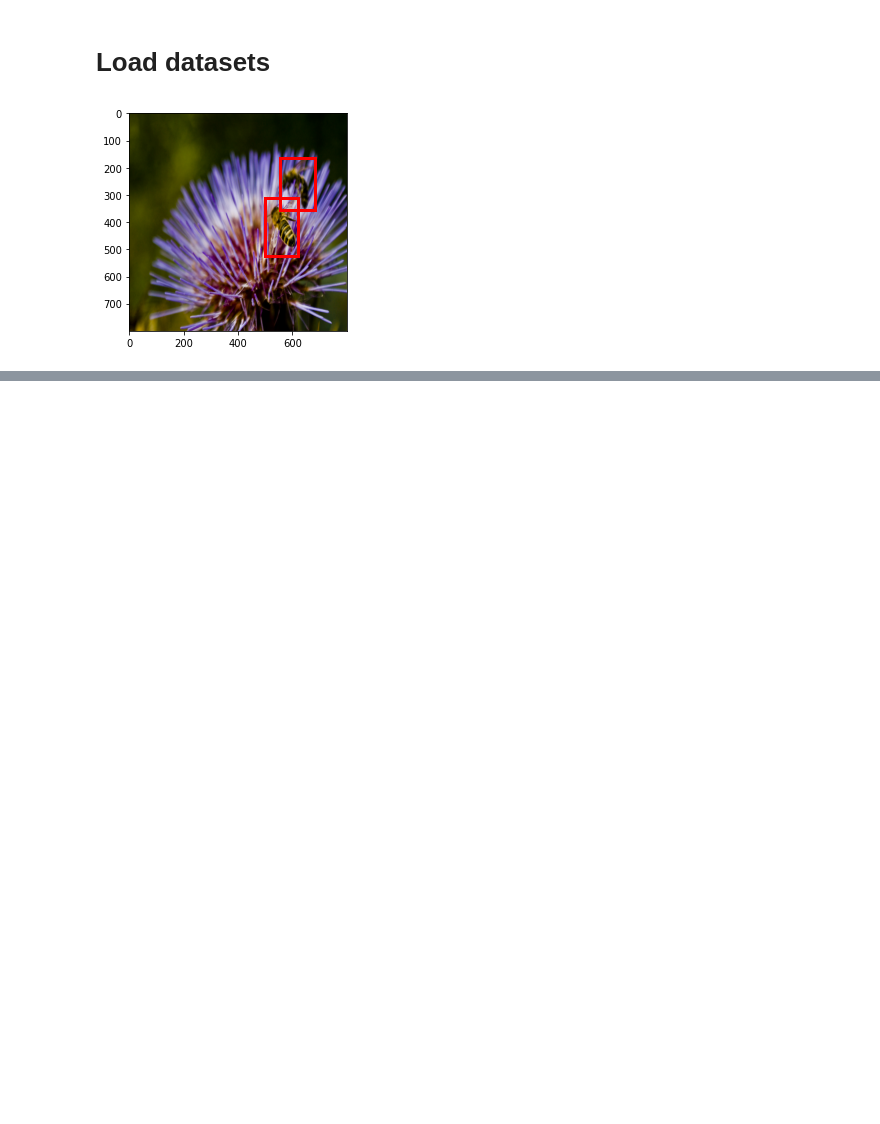
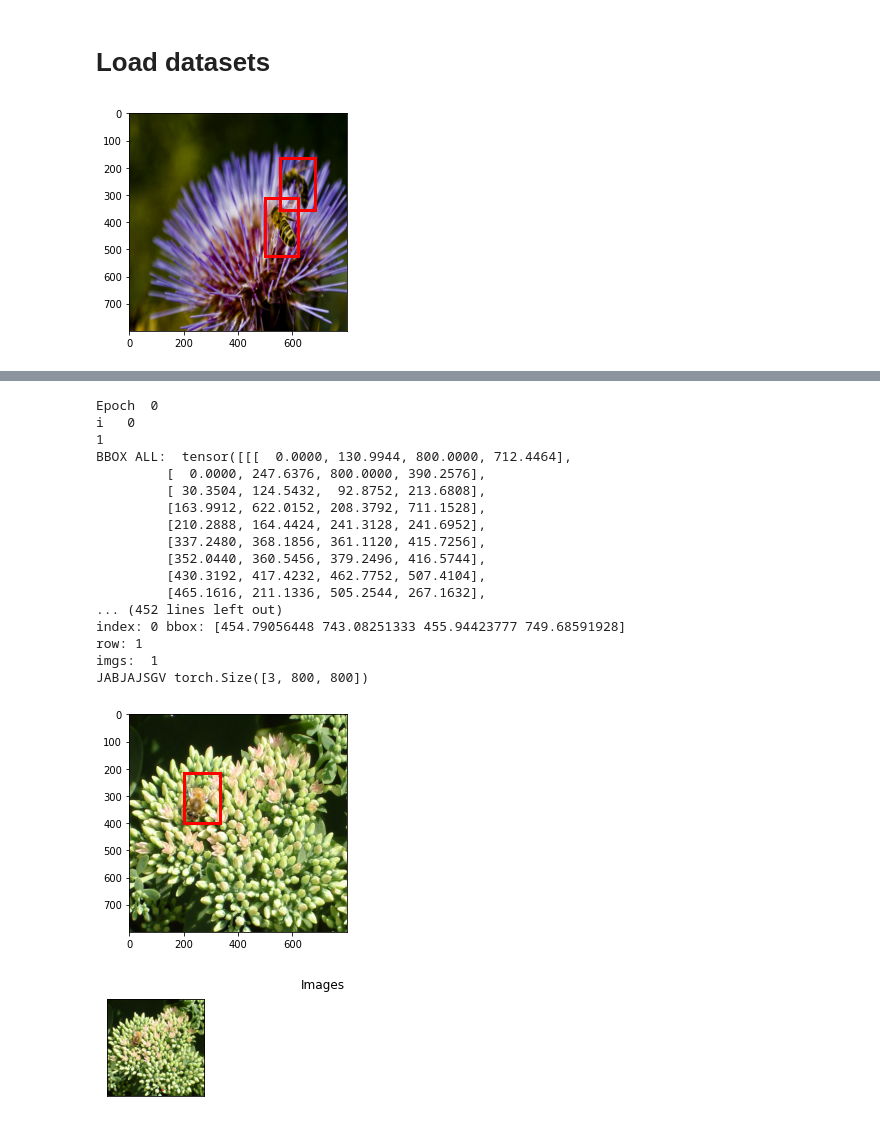
Before and after one commit to ugnet/Faster-RCNN, a Jupyter notebook: Faster_RCNN_pytorch.ipynb, the cells around one changed output, grey strips where cells are left out. Cells and saved outputs as stored; diff of their text form; code cells hidden in the pictures; blank space fills up the shorter version.

```diff
--- a/Faster_RCNN_pytorch.ipynb
+++ b/Faster_RCNN_pytorch.ipynb
@@ -568,0 +684,30 @@ torch.Size([1, 1, 3, 800, 800])
+# %%
+# dataset = prepareData(TEST_PURPOSE)
+# data_loader = torch.utils.data.DataLoader(dataset, batch_size=1, shuffle=True, num_workers=1)
+# model = RPN()
+# parameters = model.parameters()
+# optimizer = torch.optim.Adam(parameters, lr=0.0015)
+
+trained_RPN_model = train_model(faster_rcnn_fe_extractor, optimizer, 3, model, data_loader)
+print(model)
+validate(model, data_loader, faster_rcnn_fe_extractor)
+# %% [output]
+Epoch  0
+i   0
+1
+BBOX ALL:  tensor([[[  0.0000, 130.9944, 800.0000, 712.4464],
+         [  0.0000, 247.6376, 800.0000, 390.2576],
+         [ 30.3504, 124.5432,  92.8752, 213.6808],
+         [163.9912, 622.0152, 208.3792, 711.1528],
+         [210.2888, 164.4424, 241.3128, 241.6952],
+         [337.2480, 368.1856, 361.1120, 415.7256],
+         [352.0440, 360.5456, 379.2496, 416.5744],
+         [430.3192, 417.4232, 462.7752, 507.4104],
+         [465.1616, 211.1336, 505.2544, 267.1632],
+... (452 lines left out)
+index: 0 bbox: [454.79056448 743.08251333 455.94423777 749.68591928]
+row: 1
+imgs:  1
+JABJAJSGV torch.Size([3, 800, 800])
+[figure, added]
+[figure, added]
```
Also changed, not shown: parts of 8 cells of this notebook.
